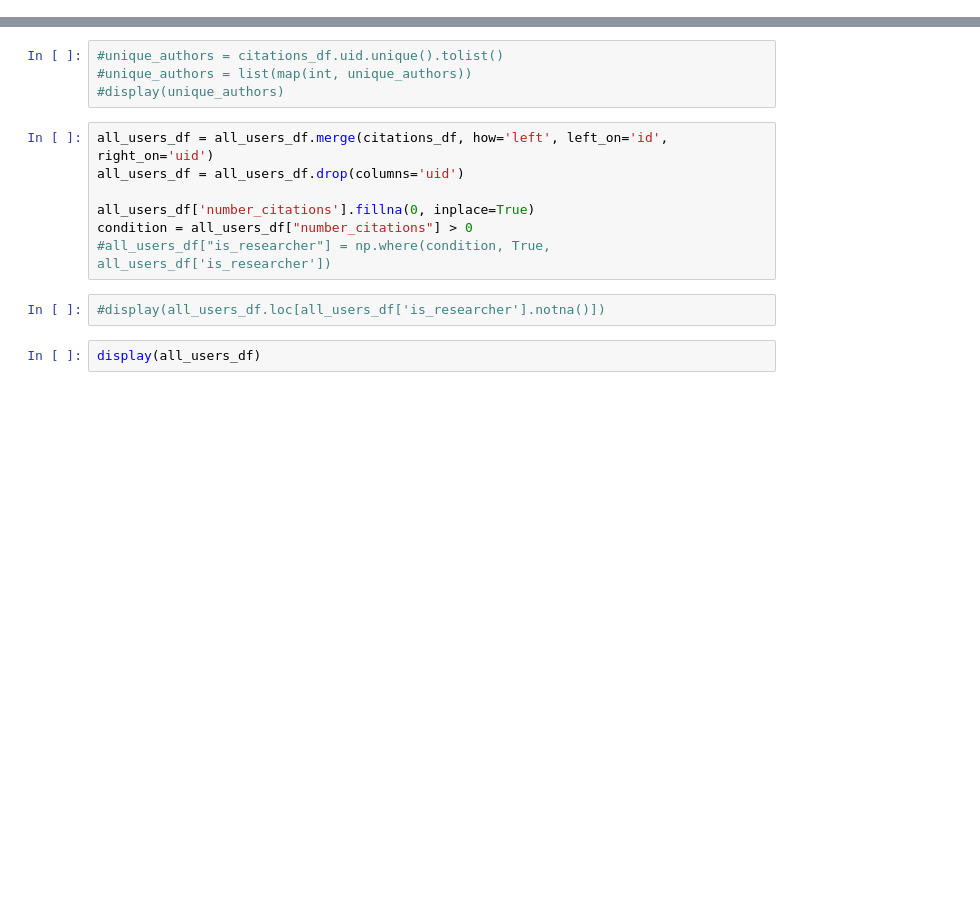
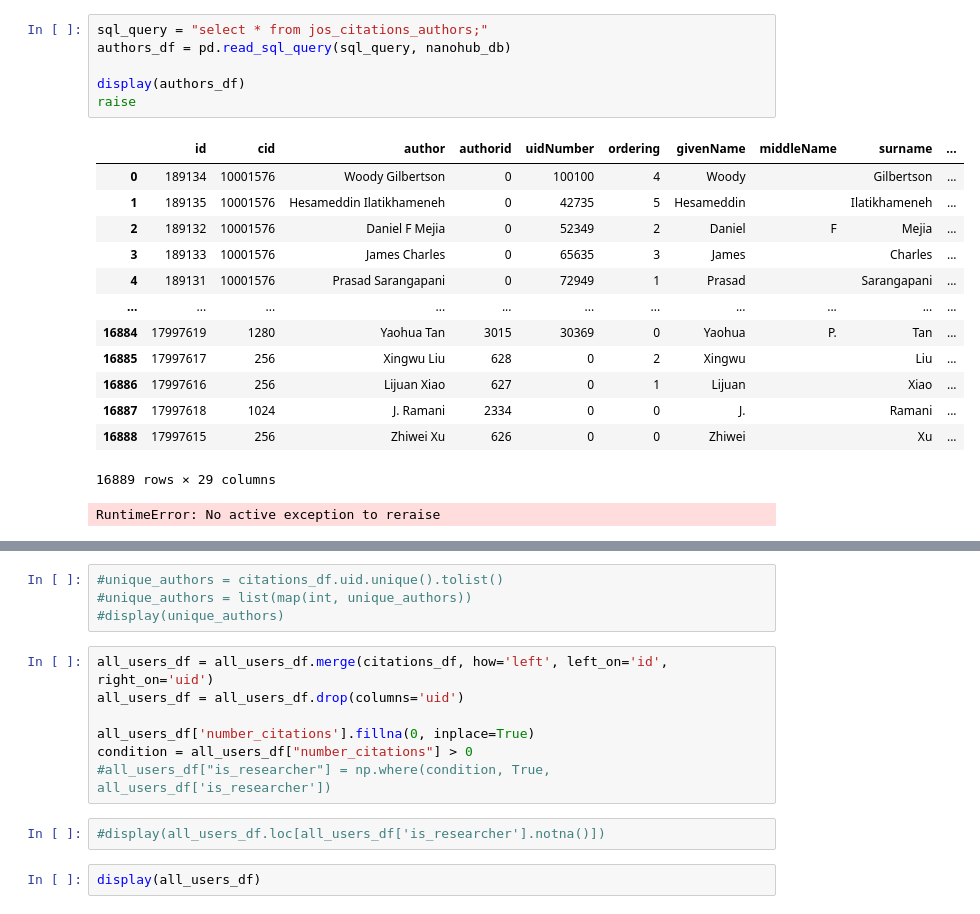
Before and after one commit to saxenap/nanohub, a Jupyter notebook: nanoHUB/pipeline/geddes/save_researchers.ipynb, the cells around one changed output, grey strips where cells are left out. Drawn from its saved outputs; the diff is of its cells as text; blank space fills up the shorter version.

```diff
--- a/nanoHUB/pipeline/geddes/save_researchers.ipynb
+++ b/nanoHUB/pipeline/geddes/save_researchers.ipynb
@@ -36,3 +166,24 @@ display(all_users_df.tail())
+# %%
+sql_query = "select * from jos_citations_authors;"
+authors_df = pd.read_sql_query(sql_query, nanohub_db)
+
+display(authors_df)
+raise
+# %% [output]
+|  | id | cid | author | authorid | uidNumber | ordering | givenName | middleName | surname | ... |
+| 0 | 189134 | 10001576 | Woody Gilbertson | 0 | 100100 | 4 | Woody |  | Gilbertson | ... |
+| 1 | 189135 | 10001576 | Hesameddin Ilatikhameneh | 0 | 42735 | 5 | Hesameddin |  | Ilatikhameneh | ... |
+| 2 | 189132 | 10001576 | Daniel F Mejia | 0 | 52349 | 2 | Daniel | F | Mejia | ... |
+| 3 | 189133 | 10001576 | James Charles | 0 | 65635 | 3 | James |  | Charles | ... |
+| 4 | 189131 | 10001576 | Prasad Sarangapani | 0 | 72949 | 1 | Prasad |  | Sarangapani | ... |
+| ... | ... | ... | ... | ... | ... | ... | ... | ... | ... | ... |
+| 16884 | 17997619 | 1280 | Yaohua Tan | 3015 | 30369 | 0 | Yaohua | P. | Tan | ... |
+| 16885 | 17997617 | 256 | Xingwu Liu | 628 | 0 | 2 | Xingwu |  | Liu | ... |
+| 16886 | 17997616 | 256 | Lijuan Xiao | 627 | 0 | 1 | Lijuan |  | Xiao | ... |
+| 16887 | 17997618 | 1024 | J. Ramani | 2334 | 0 | 0 | J. |  | Ramani | ... |
+| 16888 | 17997615 | 256 | Zhiwei Xu | 626 | 0 | 0 | Zhiwei |  | Xu | ... |
+16889 rows × 29 columns
+RuntimeError: No active exception to reraise
 # %%
 # Basic tool information
 sql_query = '''
```
Also changed, not shown: parts of 24 cells of this notebook, 33 other files.
